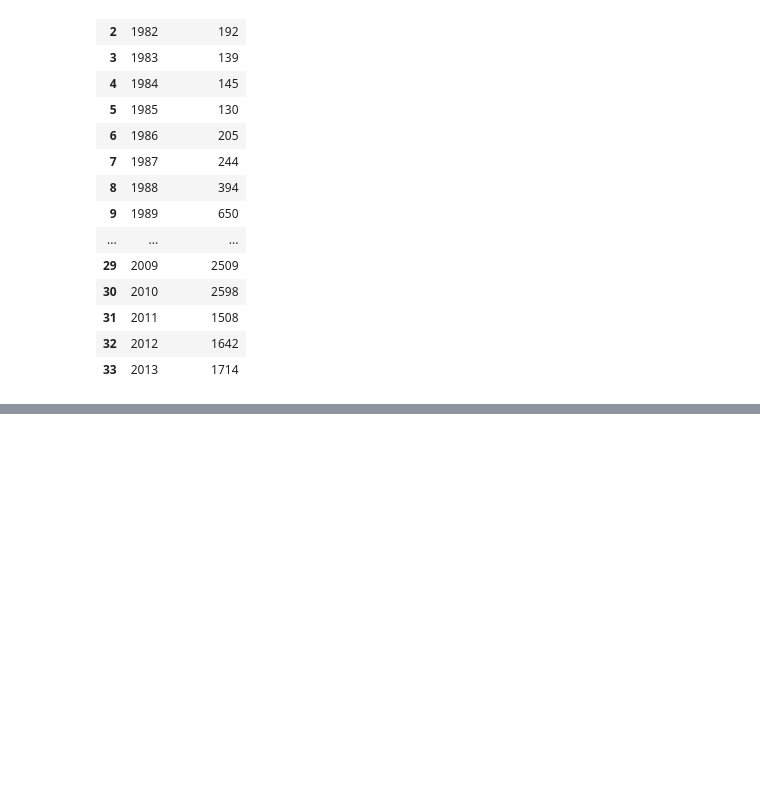
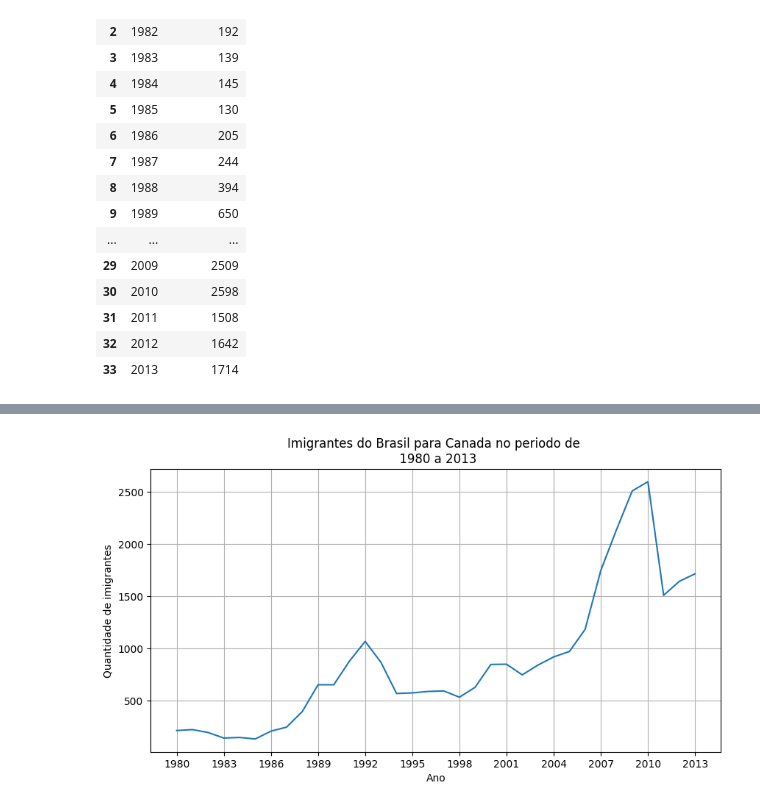
Before and after one commit to Marlon-Santiago/Alanisando_dados_Imigratorios_Canada, a Jupyter notebook: Imigrantes_canada_analise.ipynb, the cells around one changed output, grey strips where cells are left out. Saved outputs shown, nothing was run; the diff lists cells and outputs as text; code cells hidden in the pictures; blank space fills up the shorter version.

```diff
--- a/Imigrantes_canada_analise.ipynb
+++ b/Imigrantes_canada_analise.ipynb
@@ -143,0 +145,11 @@ plt.show
+# %%
+fig, ax = plt.subplots(figsize = (10, 5))
+ax.plot(brasil_dados.Ano, brasil_dados.Imigrantes)
+ax.set_title('Imigrantes do Brasil para Canada no periodo de \n 1980 a 2013')
+ax.set_xlabel('Ano')
+ax.set_ylabel('Quantidade de imigrantes')
+ax.xaxis.set_major_locator(plt.MultipleLocator(3))
+ax.grid()
+plt.show()
+# %% [output]
+[figure, added]
```
Also changed, not shown: parts of 3 cells of this notebook.
